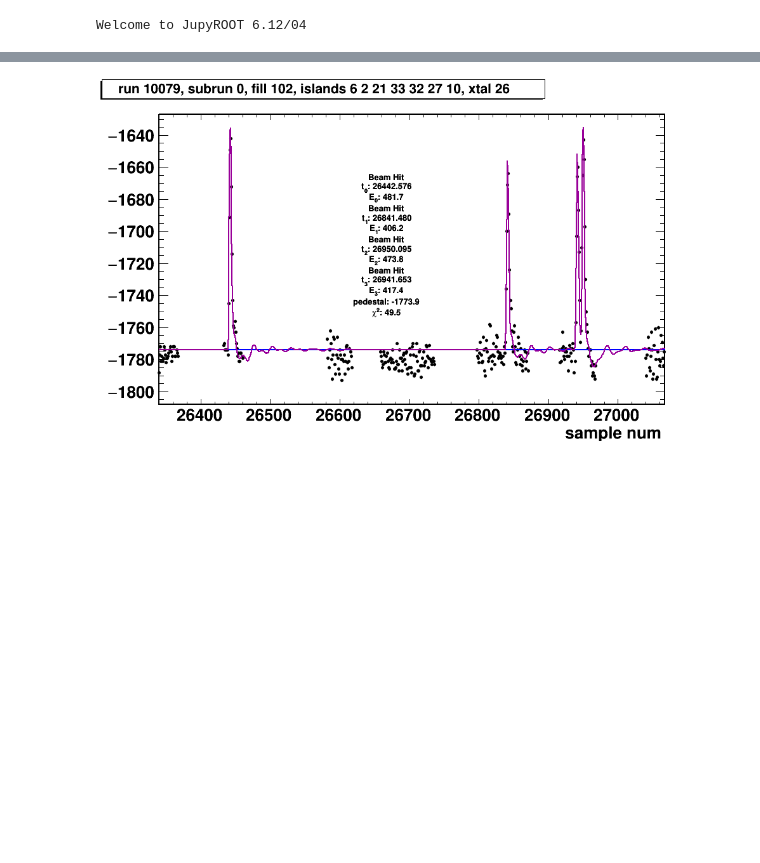
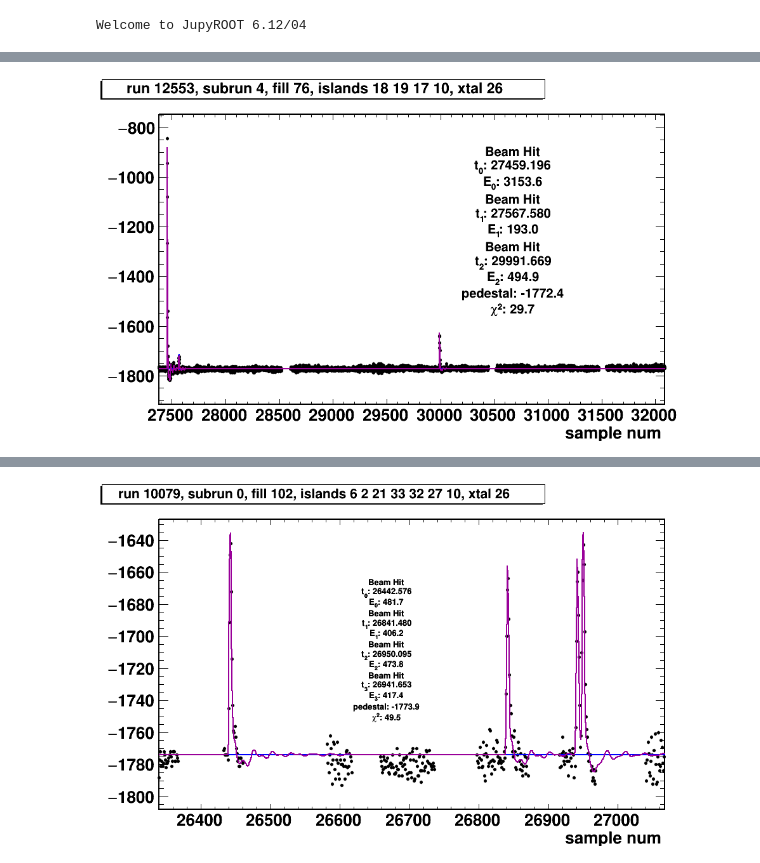
Before and after one commit to atfienberg/fitDisplay, a Jupyter notebook: islandFitDisplay.ipynb, the cells around one changed output, grey strips where cells are left out. Cells and saved outputs as stored; diff of their text form; code cells hidden in the pictures; blank space fills up the shorter version.

```diff
--- a/islandFitDisplay.ipynb
+++ b/islandFitDisplay.ipynb
@@ -191,0 +188,4 @@ plot_one_with_index(90,19,22)
+# %%
+plot_one_with_index(76,18,26)
+# %% [output]
+[figure, added]
```
Also changed, not shown: parts of 10 cells of this notebook.
